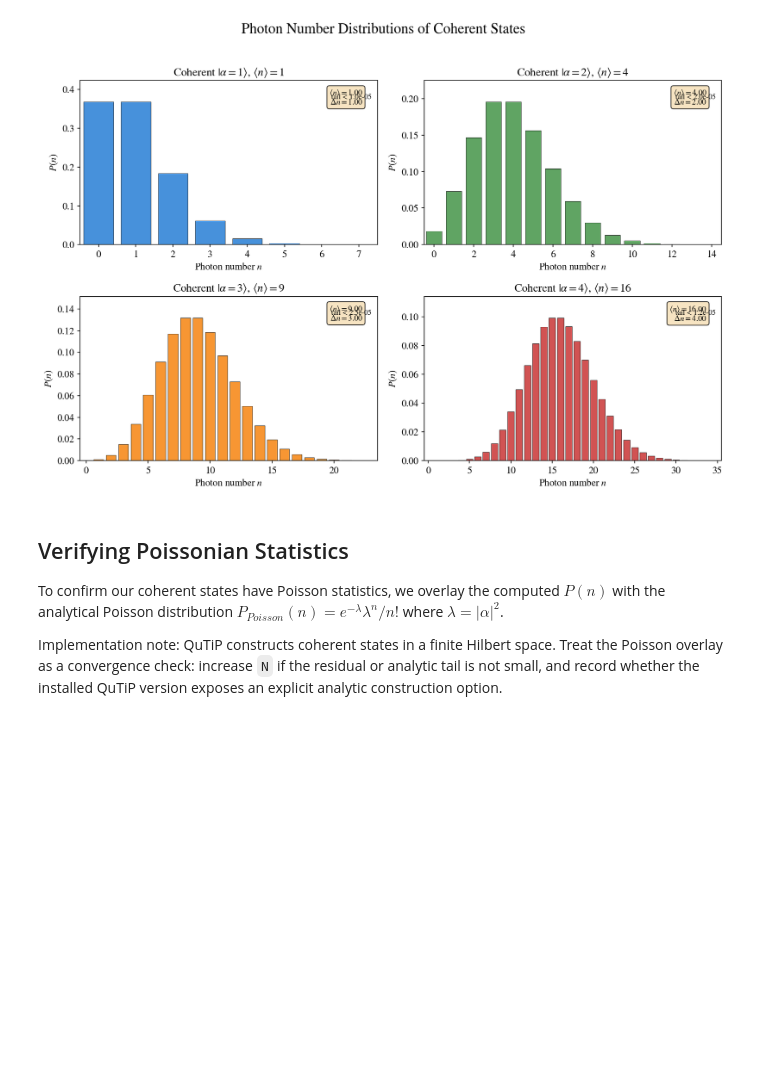
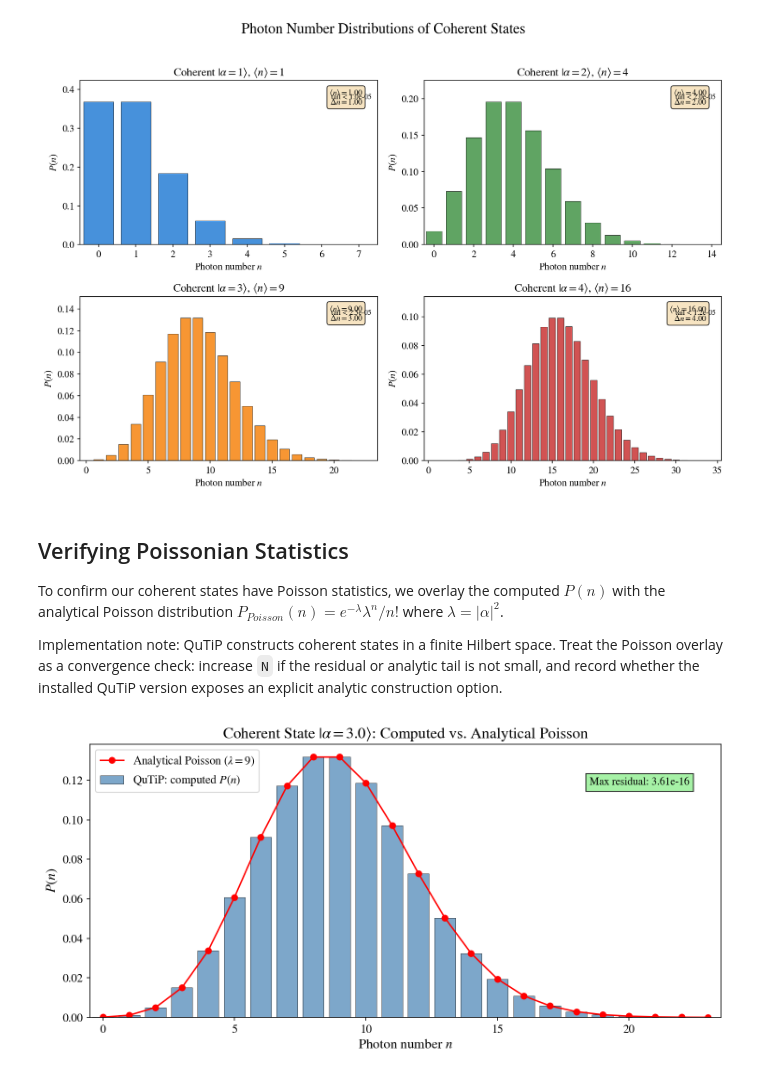
Before and after one commit to abbas-ahmad-cowlar/quantum-states-of-light, a Jupyter notebook: notebooks/02_coherent_states.ipynb, the cells around one changed output. Saved outputs shown, nothing was run; the diff lists cells and outputs as text; code cells hidden in the pictures; blank space fills up the shorter version.

Commit message:
Add 02 coherent states cell 13: fig, ax = plt.subplots(figsize=(10, 5))

```diff
--- a/notebooks/02_coherent_states.ipynb
+++ b/notebooks/02_coherent_states.ipynb
@@ -208,3 +208,52 @@ Implementation note: QuTiP constructs coherent states in a finite Hilbert
 space. Treat the Poisson overlay as a convergence check: increase `N` if the
 residual or analytic tail is not small, and record whether the installed QuTiP
 version exposes an explicit analytic construction option.
+# %%
+fig, ax = plt.subplots(figsize=(10, 5))
+
+alpha = 3.0
+state = qutip.coherent(N, alpha)
+n_plot = cutoff_from_tail(
+    lambda cutoff: coherent_tail(cutoff, alpha),
+    tolerance=1e-4,
+    start=int(alpha**2 + 5*np.sqrt(alpha**2 + 1)),
+)
+P_computed = photon_distribution(state, n_max=n_plot)
+n_vals = np.arange(n_plot)
+assert n_plot > 0, "n_plot must include at least one photon-number bin"
+
+# Computed distribution (bars)
+ax.bar(n_vals, P_computed, color='steelblue', alpha=0.7,
+       label='QuTiP: computed $P(n)$', edgecolor='black', linewidth=0.5)
+
+# Analytical Poisson (dots connected by line)
+lam = alpha**2
+P_poisson = np.array([
+    np.exp(-lam) * lam**int(n) / math.factorial(int(n))
+    for n in n_vals
+])
+assert len(P_poisson) == len(n_vals) == len(P_computed)
+ax.plot(n_vals, P_poisson, 'ro-', markersize=6, linewidth=1.5,
+        label=f'Analytical Poisson ($\\lambda = {lam:.0f}$)')
+
+ax.set_xlabel(r'Photon number $n$', fontsize=14)
+ax.set_ylabel(r'$P(n)$', fontsize=14)
+ax.set_title(rf'Coherent State $|\alpha = {alpha}\rangle$: '
+             r'Computed vs. Analytical Poisson', fontsize=16)
+ax.legend(fontsize=12)
+ax.set_xlim(-0.5, n_plot - 0.5)
+
+# Annotate agreement
+compare_bins = min(20, len(P_computed))
+assert compare_bins > 0, "Cannot compute residual with zero plotted bins"
+residual = np.max(np.abs(P_computed[:compare_bins] - P_poisson[:compare_bins]))
+ax.text(0.95, 0.85, f'Max residual: {residual:.2e}',
+        transform=ax.transAxes, fontsize=11, ha='right',
+        bbox=dict(facecolor='lightgreen', alpha=0.8))
+
+plt.tight_layout()
+plt.savefig(FIG_DIR / 'coherent_poisson_overlay.png', bbox_inches='tight', dpi=300)
+plt.savefig(FIG_DIR / 'coherent_poisson_overlay.svg', bbox_inches='tight')
+plt.show()
+# %% [output]
+[figure, added]
```
